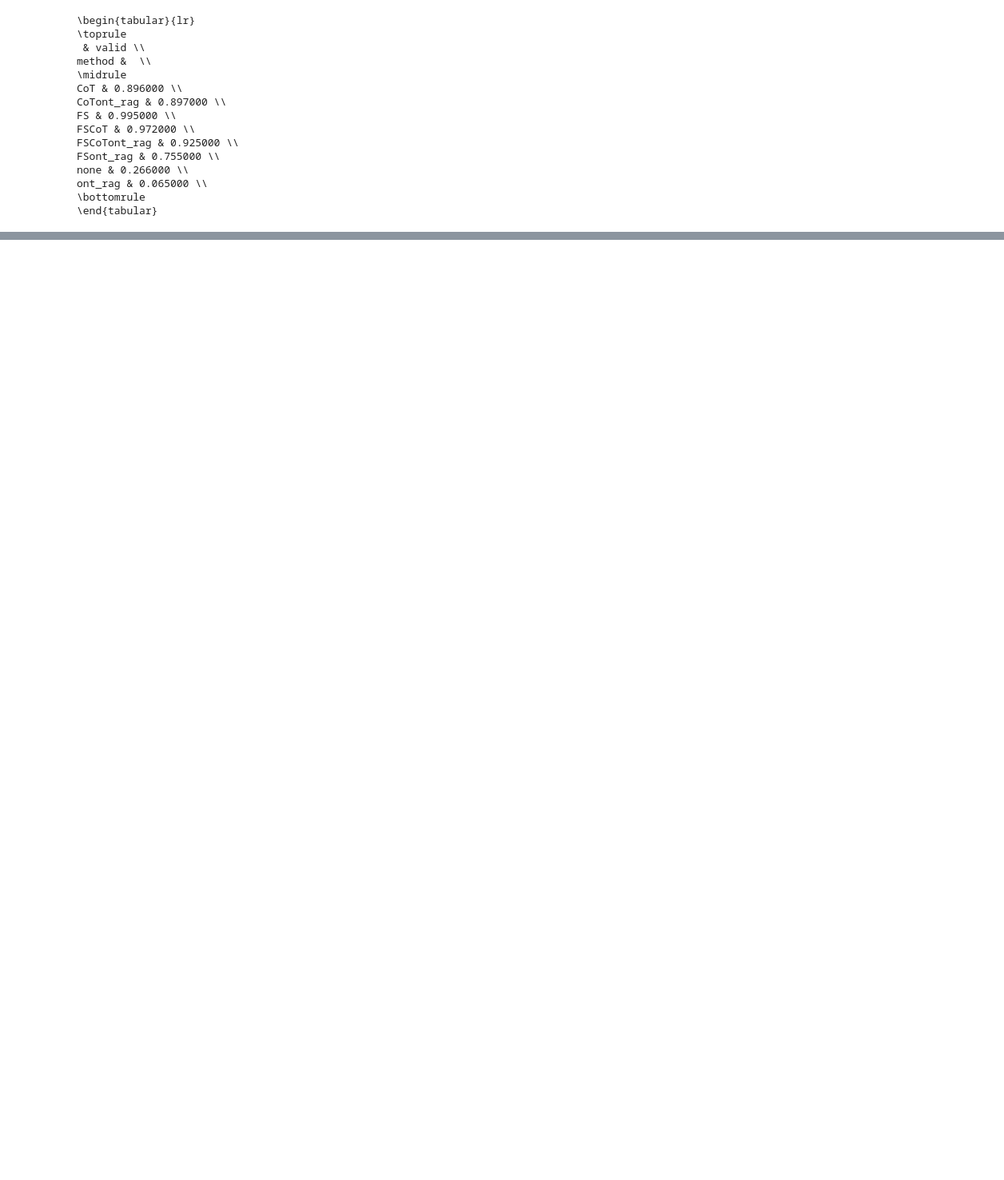
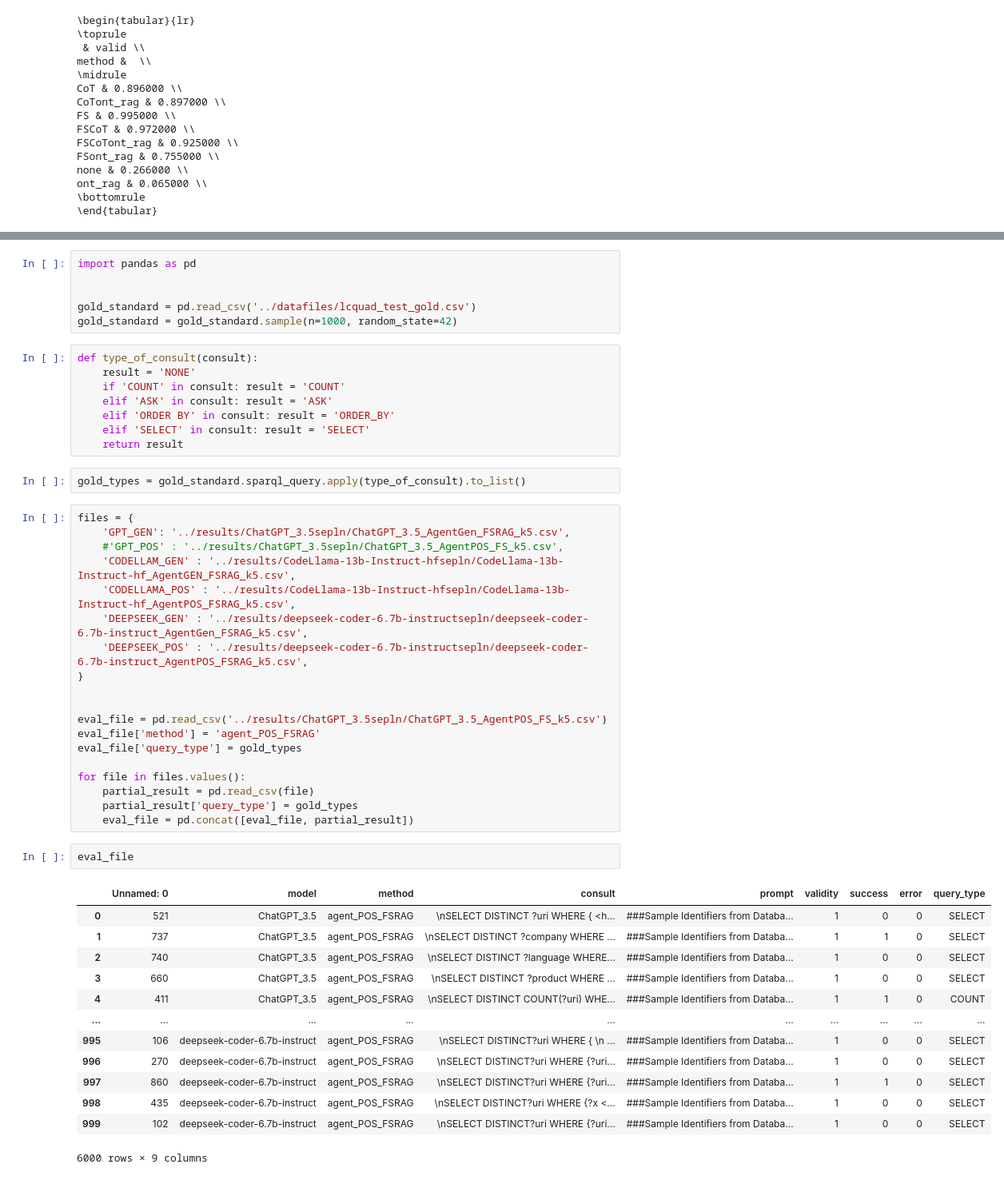
Before and after one commit to CLSInfra-UNED/CLS-Augur, a Jupyter notebook: Notebooks/evaluation.ipynb, the cells around one changed output, grey strips where cells are left out. Shown at 80% size. Cells and saved outputs as stored; diff of their text form; blank space fills up the shorter version.

```diff
--- a/Notebooks/evaluation.ipynb
+++ b/Notebooks/evaluation.ipynb
@@ -357,0 +384,51 @@ ex_eval[ex_eval['method']=='ont_rag']['output'].tolist()
+# %%
+import pandas as pd
+
+
+gold_standard = pd.read_csv('../datafiles/lcquad_test_gold.csv')
+gold_standard = gold_standard.sample(n=1000, random_state=42)
+# %%
+def type_of_consult(consult):
+    result = 'NONE'
+    if 'COUNT' in consult: result = 'COUNT'
+    elif 'ASK' in consult: result = 'ASK'
+    elif 'ORDER BY' in consult: result = 'ORDER_BY'
+    elif 'SELECT' in consult: result = 'SELECT'
+    return result
+# %%
+gold_types = gold_standard.sparql_query.apply(type_of_consult).to_list()
+# %%
+files = {
+    'GPT_GEN': '../results/ChatGPT_3.5sepln/ChatGPT_3.5_AgentGen_FSRAG_k5.csv',
+    #'GPT_POS' : '../results/ChatGPT_3.5sepln/ChatGPT_3.5_AgentPOS_FS_k5.csv',
+    'CODELLAM_GEN' : '../results/CodeLlama-13b-Instruct-hfsepln/CodeLlama-13b-Instruct-hf_AgentGEN_FSRAG_k5.csv',
+    'CODELLAMA_POS' : '../results/CodeLlama-13b-Instruct-hfsepln/CodeLlama-13b-Instruct-hf_AgentPOS_FSRAG_k5.csv',
+    'DEEPSEEK_GEN' : '../results/deepseek-coder-6.7b-instructsepln/deepseek-coder-6.7b-instruct_AgentGen_FSRAG_k5.csv',
+    'DEEPSEEK_POS' : '../results/deepseek-coder-6.7b-instructsepln/deepseek-coder-6.7b-instruct_AgentPOS_FSRAG_k5.csv',
+}
+
+
+eval_file = pd.read_csv('../results/ChatGPT_3.5sepln/ChatGPT_3.5_AgentPOS_FS_k5.csv')
+eval_file['method'] = 'agent_POS_FSRAG'
+eval_file['query_type'] = gold_types
+
+for file in files.values():
+    partial_result = pd.read_csv(file)
+    partial_result['query_type'] = gold_types
+    eval_file = pd.concat([eval_file, partial_result])
+# %%
+eval_file
+# %% [output]
+|  | Unnamed: 0 | model | method | consult | prompt | validity | success | error | query_type |
+| 0 | 521 | ChatGPT_3.5 | agent_POS_FSRAG | \nSELECT DISTINCT ?uri WHERE { <h... | ###Sample Identifiers from Databa... | 1 | 0 | 0 | SELECT |
+| 1 | 737 | ChatGPT_3.5 | agent_POS_FSRAG | \nSELECT DISTINCT ?company WHERE ... | ###Sample Identifiers from Databa... | 1 | 1 | 0 | SELECT |
+| 2 | 740 | ChatGPT_3.5 | agent_POS_FSRAG | \nSELECT DISTINCT ?language WHERE... | ###Sample Identifiers from Databa... | 1 | 0 | 0 | SELECT |
+| 3 | 660 | ChatGPT_3.5 | agent_POS_FSRAG | \nSELECT DISTINCT ?product WHERE ... | ###Sample Identifiers from Databa... | 1 | 0 | 0 | SELECT |
+| 4 | 411 | ChatGPT_3.5 | agent_POS_FSRAG | \nSELECT DISTINCT COUNT(?uri) WHE... | ###Sample Identifiers from Databa... | 1 | 1 | 0 | COUNT |
+| ... | ... | ... | ... | ... | ... | ... | ... | ... | ... |
+| 995 | 106 | deepseek-coder-6.7b-instruct | agent_POS_FSRAG | \nSELECT DISTINCT?uri WHERE { \n ... | ###Sample Identifiers from Databa... | 1 | 0 | 0 | SELECT |
+| 996 | 270 | deepseek-coder-6.7b-instruct | agent_POS_FSRAG | \nSELECT DISTINCT?uri WHERE {?uri... | ###Sample Identifiers from Databa... | 1 | 0 | 0 | SELECT |
+| 997 | 860 | deepseek-coder-6.7b-instruct | agent_POS_FSRAG | \nSELECT DISTINCT?uri WHERE {?uri... | ###Sample Identifiers from Databa... | 1 | 1 | 0 | SELECT |
+| 998 | 435 | deepseek-coder-6.7b-instruct | agent_POS_FSRAG | \nSELECT DISTINCT?uri WHERE {?x <... | ###Sample Identifiers from Databa... | 1 | 0 | 0 | SELECT |
+| 999 | 102 | deepseek-coder-6.7b-instruct | agent_POS_FSRAG | \nSELECT DISTINCT?uri WHERE {?uri... | ###Sample Identifiers from Databa... | 1 | 0 | 0 | SELECT |
+6000 rows × 9 columns
```
Also changed, not shown: parts of 19 cells of this notebook, 2 other files.
